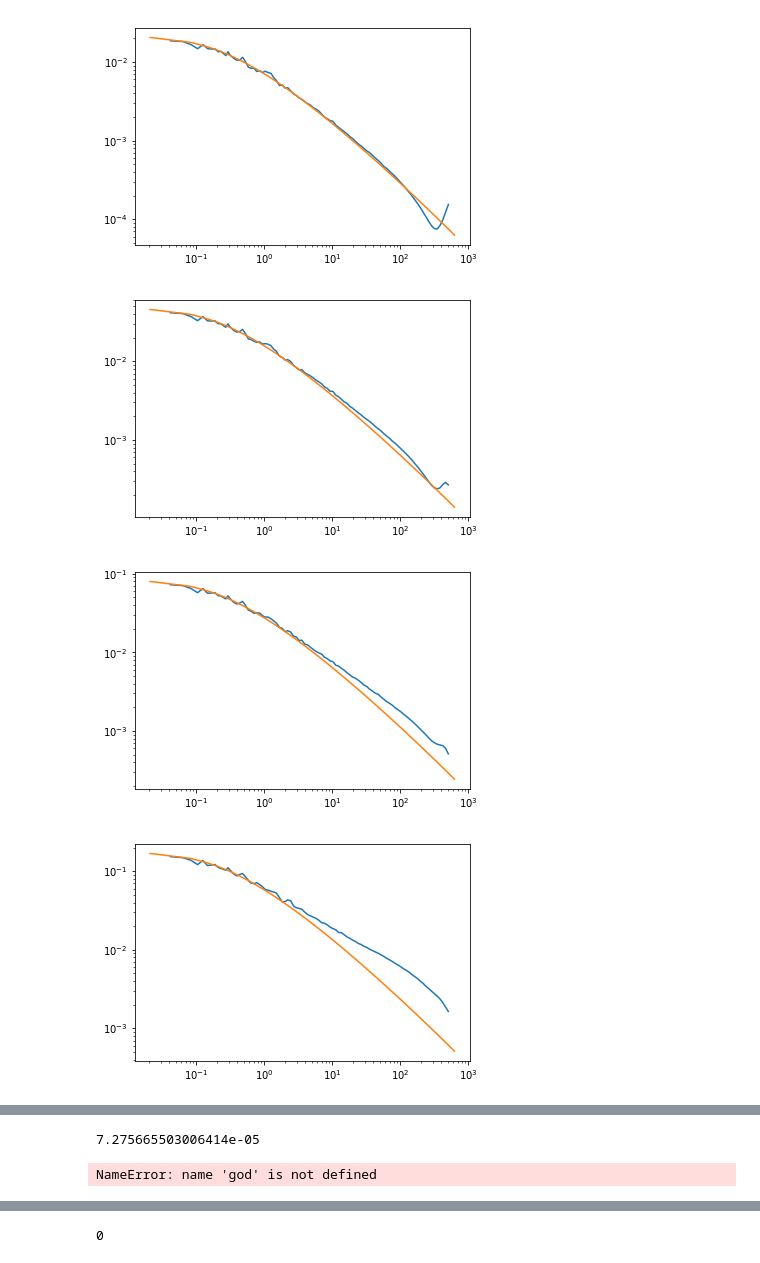
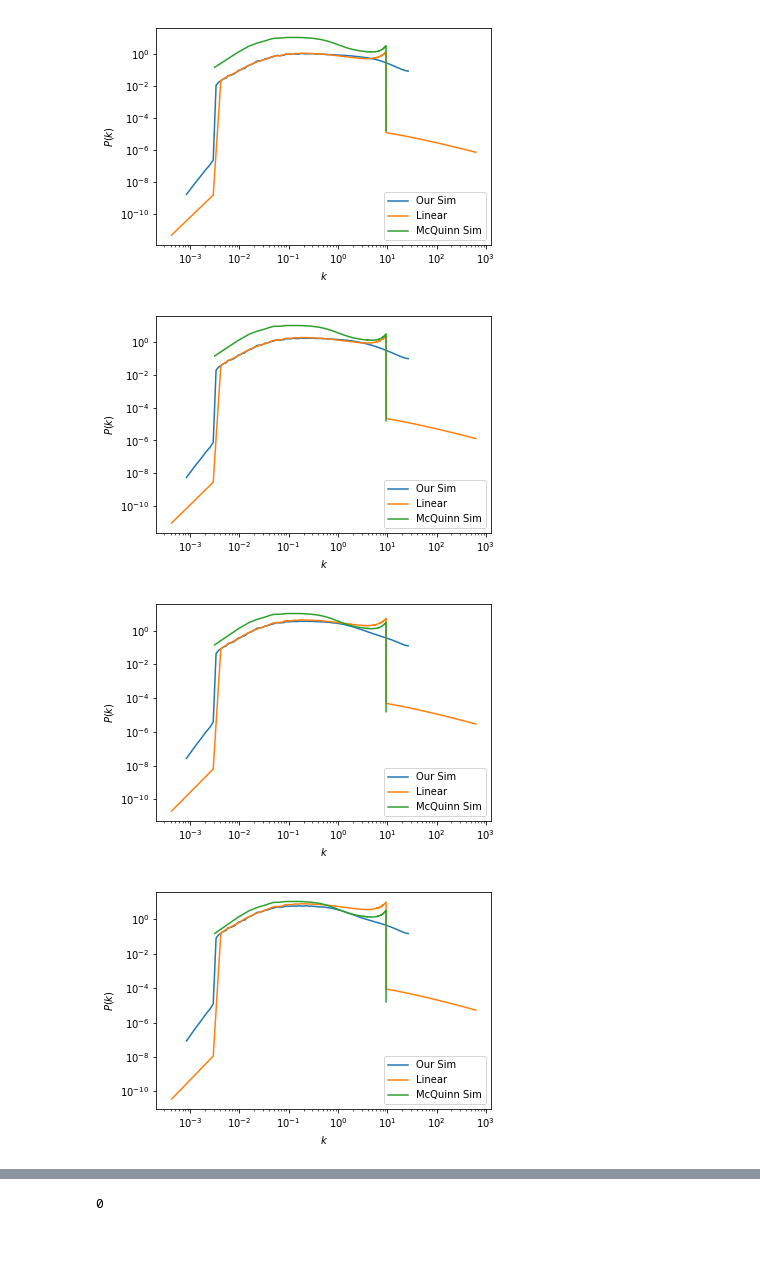
Before and after one commit to AndreasFinke/extruct, a Jupyter notebook: test.ipynb, the cells around one changed output, grey strips where cells are left out. Drawn from its saved outputs; the diff is of its cells as text; code cells hidden in the pictures.

Commit message:
Eisenstein-Hu, normalizations, fast FFT power spectrum, new notebooks, accuracy checks refer now to L (some changes might have been in previous commit).

```diff
--- a/test.ipynb
+++ b/test.ipynb
@@ -87,28 +184,20 @@ def running_mean(x, N):
     return x
     #return np.convolve(x, np.ones((N,))/N, mode='valid')
 
-
+#nParticles = 1024*64*8
+nParticles = 1024*8*8
 god = extruct.Multiverse(0)
 
 
 #pspec.A = 0.00000000004
-BBKS.A = 1e-2   #1e-12 or -11 look good
-nParticles = 1024*64
-zin = 100
 
-pk = np.zeros(10000)
-k = np.zeros(10000)
-
-for i in range(pk.size):
-    k[i] = (3*i+1)*2*np.pi/(L*2997.92348)
-    pk[i] = BBKS.eval_dimless(3*i+1)*(L*2997.92348)
 
 # 1. Densities, 16*1024 particles
 # 2. 1024 particles, Pk
 # 3. change to 256
 # 4. change back to 100, 2*1024 particles, 200 universes
 
-for i in range(1,500):
+for i in range(1,400):
     god.bang(nParticles, bg, BBKS, L, 1)
 
 #m_den = extruct.DensityObs(100)
@@ -123,7 +212,7 @@ collObs = extruct.CollisionObs(500)
 
 pkObs1 = extruct.PowerSpectrumObs(0,np.int(80),L, np.int(2*nParticles/128/8))
 pkObs2 = extruct.PowerSpectrumObs(1,np.int(80),L,np.int(2*nParticles/64/4)) #can do 512 for single universe with 1024
-pkObsFFT = extruct.PowerSpectrumObs(2, np.int(100),L,1)
+pkObsFFT = extruct.PowerSpectrumObs(2, np.int(110),L,1)
 
 
 psdenObs = extruct.PhaseSpaceDensityObs(300)
@@ -131,7 +220,7 @@ psdenObs = extruct.PhaseSpaceDensityObs(300)
 #pk3DObsDeriv = extruct.PowerSpectrum3DObs(0, 4096)
 #pk3DObsFFT = extruct.PowerSpectrum3DObs(1, 4096)
 
-for z in [zin-1, 50, 15, 5, 3, 2, 1, 0.5, 0]: #[zin-1, 50, 20, 10, 5, 3, 2, 1.5, 1, 0.75, 0.5, 0.25, 0]:
+for z in [zin-0.0001, 15, 5, 3, 2, 1, 0.5, 0]: #[zin-1, 50, 20, 10, 5, 3, 2, 1.5, 1, 0.75, 0.5, 0.25, 0]:
 
     god.evolveAll(z)
 
@@ -176,8 +265,12 @@ for z in [zin-1, 50, 15, 5, 3, 2, 1, 0.5, 0]: #[zin-1, 50, 20, 10, 5, 3, 2, 1.5,
 #    pk2 = pkObs2.getResult()
     pkFFT = pkObsFFT.getResult()
 #    plt.loglog(pk2[0,1:], pk2[1,1:])
-    plt.loglog(pkFFT[0,1:], pkFFT[1,1:]/nParticles**2)
+    plt.loglog(pkFFT[0,1:], pkFFT[1,1:])
     plt.loglog(k, bg.getGrowth(z)**2*pk)
+    plt.loglog(kf, pkfnl)
+    plt.legend(["Our Sim", "Linear", "McQuinn Sim"])
+    plt.xlabel("$k$")
+    plt.ylabel("$P(k)$")
     plt.show()
 
 
@@ -259,4 +352,4 @@ for z in [zin-1, 50, 15, 5, 3, 2, 1, 0.5, 0]: #[zin-1, 50, 20, 10, 5, 3, 2, 1.5,
-[figure, old version]
+[figure, new version]
-[figure, old version]
+[figure, new version]
-[figure, old version]
+[figure, new version]
-[figure, old version]
+[figure, new version]
@@ -265,8 +356,0 @@ for z in [zin-1, 50, 15, 5, 3, 2, 1, 0.5, 0]: #[zin-1, 50, 20, 10, 5, 3, 2, 1.5,
-# %%
-BBKS.eval_dimless(1)*(L*2997.92348)
-# %% [output]
-7.275665503006414e-05
-# %%
-god.evolveAll(0.1)
-# %% [output]
-NameError: name 'god' is not defined
```
Also changed, not shown: parts of 6 cells of this notebook, 13 other files.
